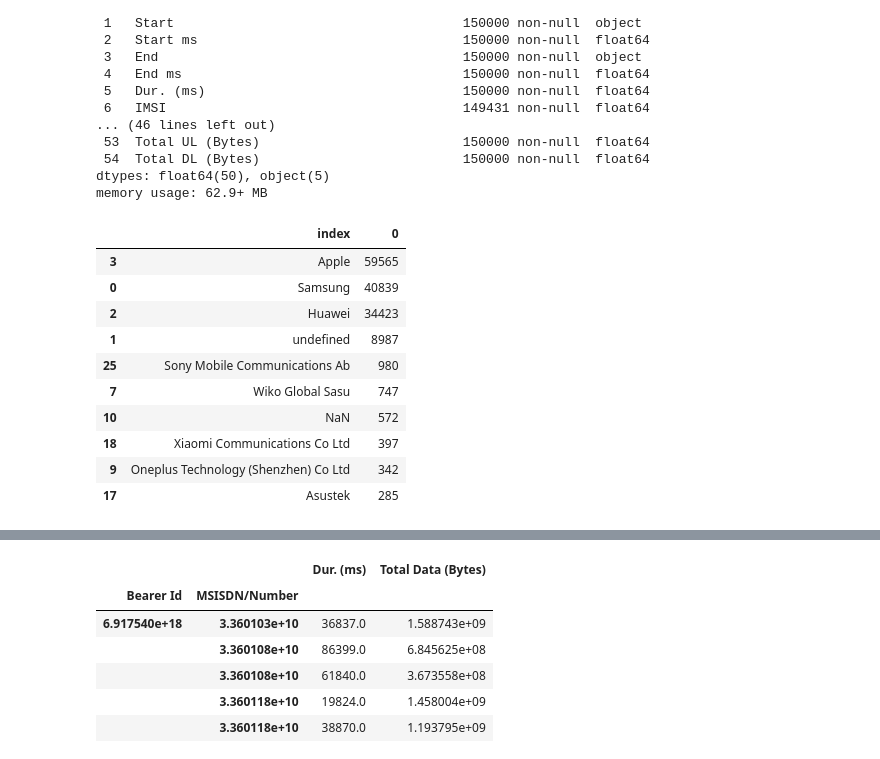
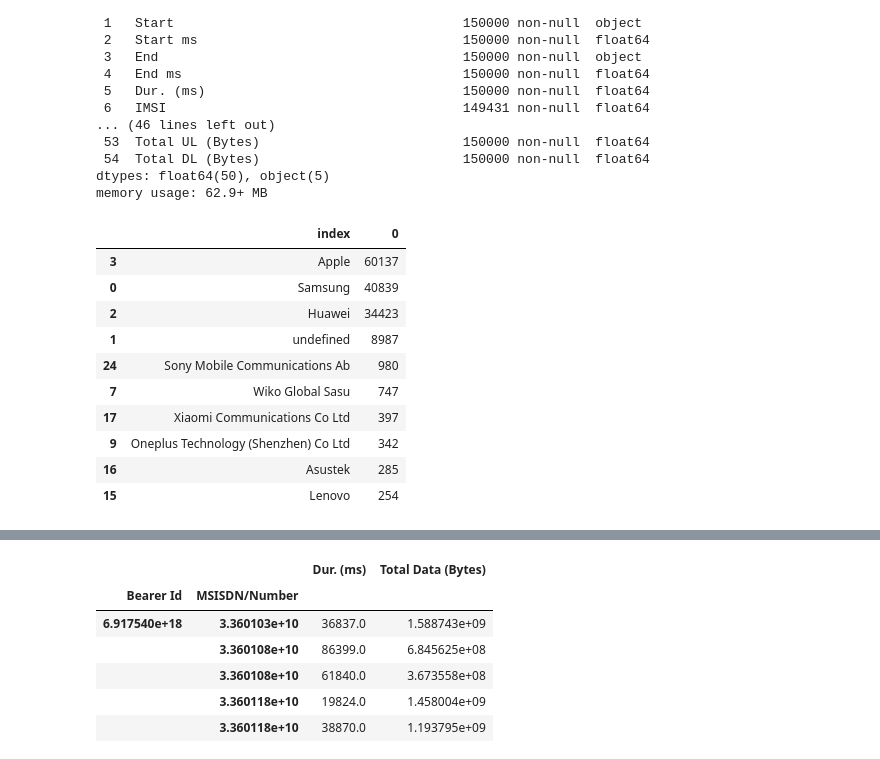
Before and after one commit to SamDewriter/UserAnalytics-Telecommunication, a Jupyter notebook: notebooks/Week1.ipynb, the cells around one changed output, grey strips where cells are left out. Saved outputs shown, nothing was run; the diff lists cells and outputs as text; code cells hidden in the pictures.

```diff
--- a/notebooks/Week1.ipynb
+++ b/notebooks/Week1.ipynb
@@ -65,28 +65,28 @@ memory usage: 62.9+ MB
 # %%
 import collections
 
 def handset_manufacturer(df):
     #
-    manufacturer_list = df['Handset Manufacturer'].tolist()
+    manufacturer_list = df3['Handset Manufacturer'].tolist()
     occurence =  collections.Counter(manufacturer_list)
     #
     top_mobiles = pd.DataFrame.from_dict(occurence, orient ='index').reset_index()
     return top_mobiles.sort_values(0, ascending = False)
 
 print()
 handset_manufacturer(df2).head(10)
 # %% [output]
 |  | index | 0 |
-| 3 | Apple | 59565 |
+| 3 | Apple | 60137 |
 | 0 | Samsung | 40839 |
 | 2 | Huawei | 34423 |
 | 1 | undefined | 8987 |
-| 25 | Sony Mobile Communications Ab | 980 |
+| 24 | Sony Mobile Communications Ab | 980 |
 | 7 | Wiko Global Sasu | 747 |
-| 10 | NaN | 572 |
-| 18 | Xiaomi Communications Co Ltd | 397 |
+| 17 | Xiaomi Communications Co Ltd | 397 |
 | 9 | Oneplus Technology (Shenzhen) Co Ltd | 342 |
-| 17 | Asustek | 285 |
+| 16 | Asustek | 285 |
+| 15 | Lenovo | 254 |
 # %%
 def handset_type(df):
     #
```
Also changed, not shown: parts of 41 cells of this notebook.
